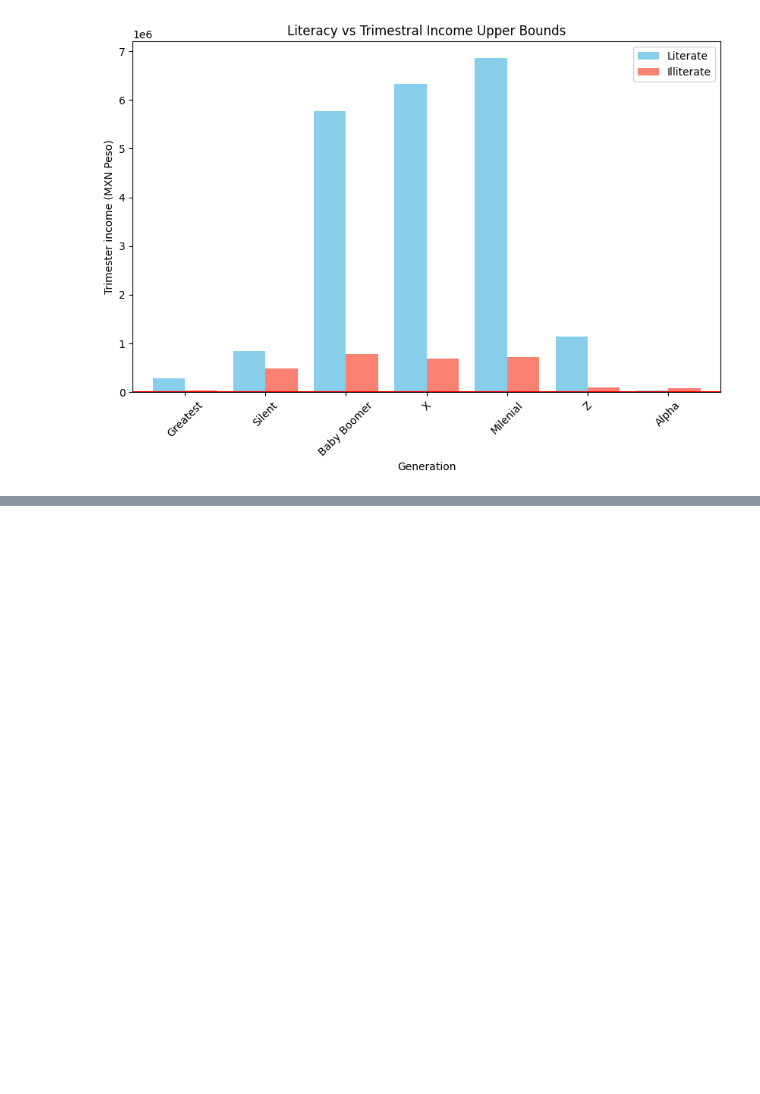
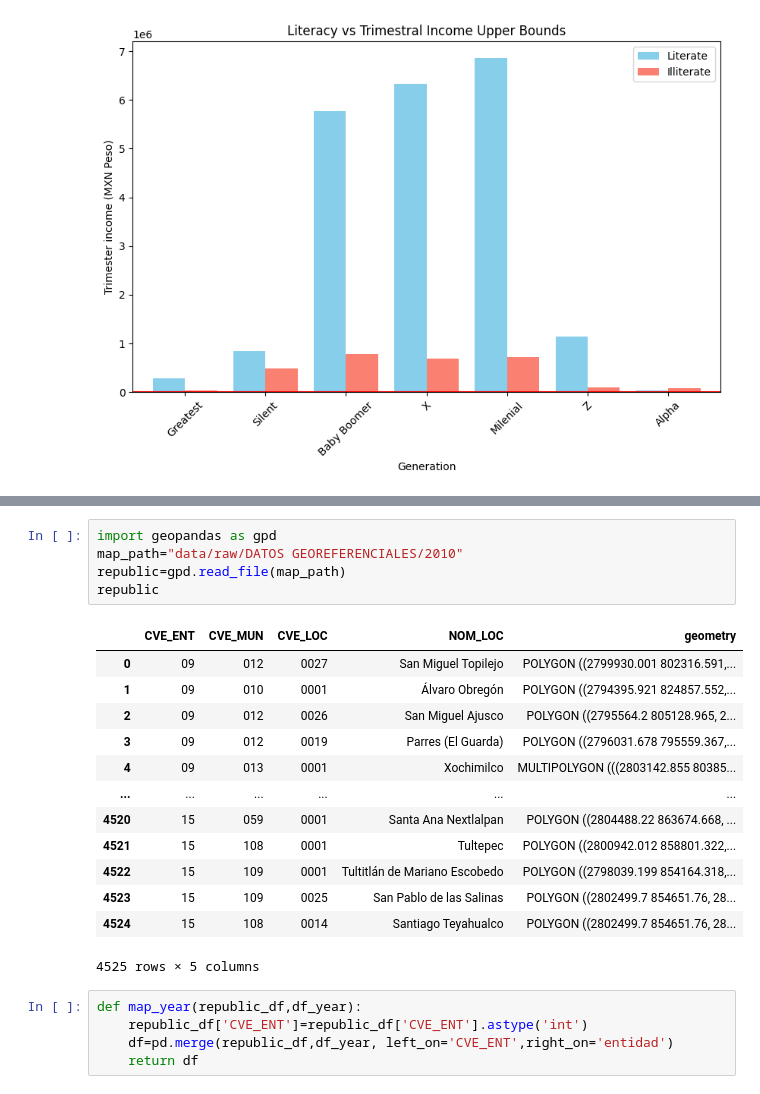
Before and after one commit to IsaacSebastian/ingCaracteristicasProyecto_, a Jupyter notebook: notebooks/2.00_fct_enigh_dataset_exploration_graphs.ipynb, the cells around one changed output, grey strips where cells are left out. Saved outputs shown, nothing was run; the diff lists cells and outputs as text; blank space fills up the shorter version.

```diff
--- a/notebooks/2.00_fct_enigh_dataset_exploration_graphs.ipynb
+++ b/notebooks/2.00_fct_enigh_dataset_exploration_graphs.ipynb
@@ -219,0 +217,24 @@ plt.show()
+# %%
+import geopandas as gpd
+map_path="data/raw/DATOS GEOREFERENCIALES/2010"
+republic=gpd.read_file(map_path)
+republic
+# %% [output]
+|  | CVE_ENT | CVE_MUN | CVE_LOC | NOM_LOC | geometry |
+| 0 | 09 | 012 | 0027 | San Miguel Topilejo | POLYGON ((2799930.001 802316.591,... |
+| 1 | 09 | 010 | 0001 | Álvaro Obregón | POLYGON ((2794395.921 824857.552,... |
+| 2 | 09 | 012 | 0026 | San Miguel Ajusco | POLYGON ((2795564.2 805128.965, 2... |
+| 3 | 09 | 012 | 0019 | Parres (El Guarda) | POLYGON ((2796031.678 795559.367,... |
+| 4 | 09 | 013 | 0001 | Xochimilco | MULTIPOLYGON (((2803142.855 80385... |
+| ... | ... | ... | ... | ... | ... |
+| 4520 | 15 | 059 | 0001 | Santa Ana Nextlalpan | POLYGON ((2804488.22 863674.668, ... |
+| 4521 | 15 | 108 | 0001 | Tultepec | POLYGON ((2800942.012 858801.322,... |
+| 4522 | 15 | 109 | 0001 | Tultitlán de Mariano Escobedo | POLYGON ((2798039.199 854164.318,... |
+| 4523 | 15 | 109 | 0025 | San Pablo de las Salinas | POLYGON ((2802499.7 854651.76, 28... |
+| 4524 | 15 | 108 | 0014 | Santiago Teyahualco | POLYGON ((2802499.7 854651.76, 28... |
+4525 rows × 5 columns
+# %%
+def map_year(republic_df,df_year):
+    republic_df['CVE_ENT']=republic_df['CVE_ENT'].astype('int')
+    df=pd.merge(republic_df,df_year, left_on='CVE_ENT',right_on='entidad')
+    return df
```
Also changed, not shown: parts of 12 cells of this notebook.
